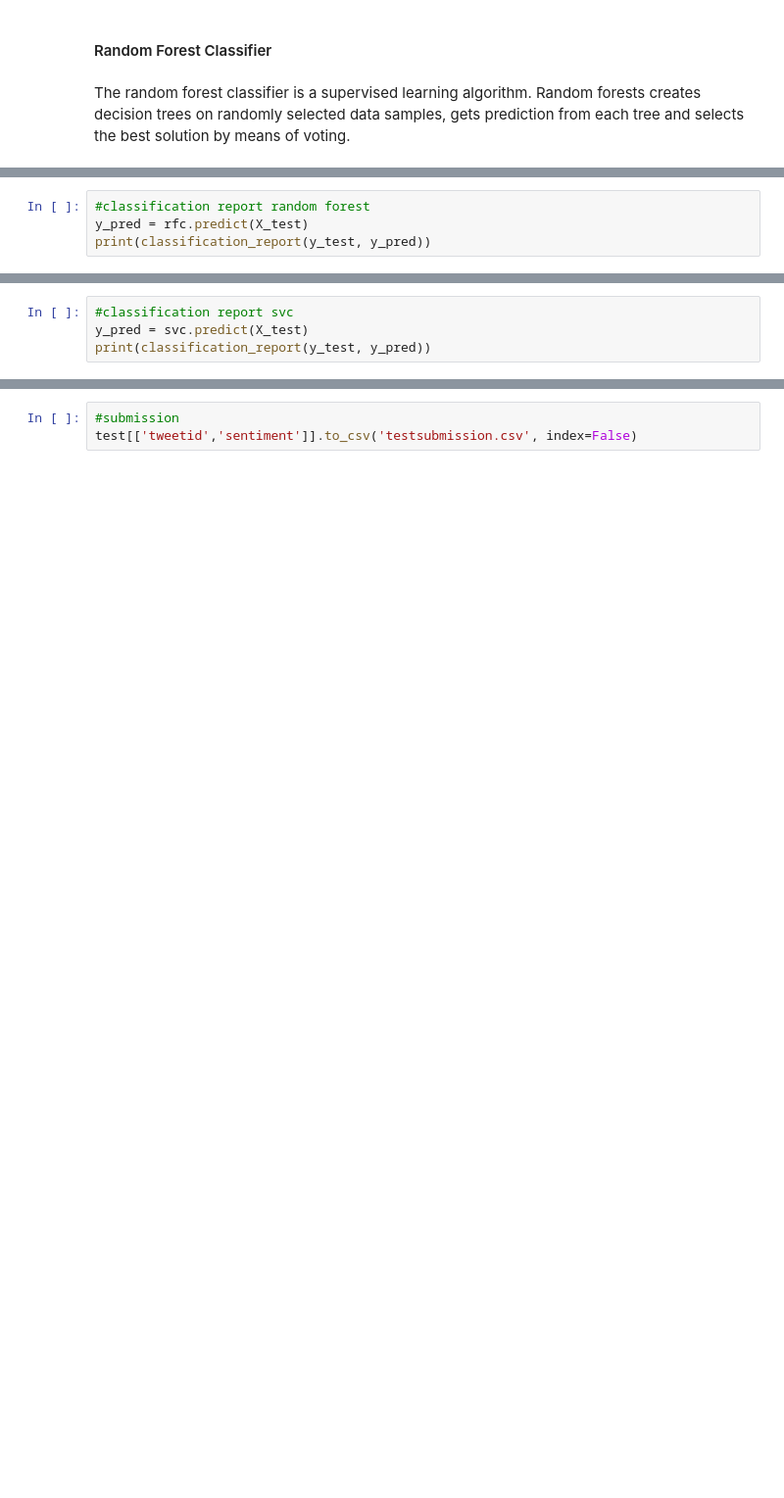
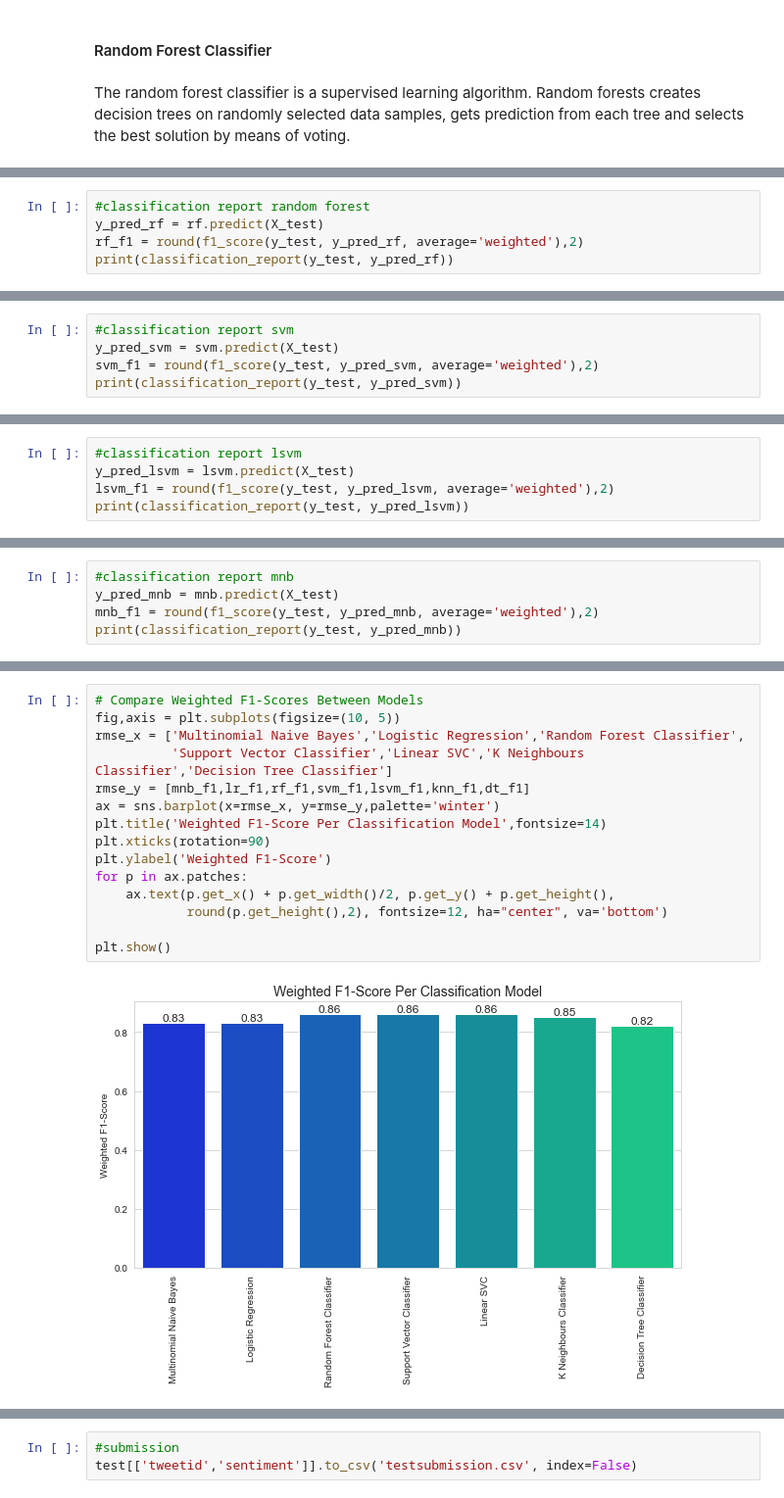
Before and after one commit to mainamwangi49/EXPLORE-TEAM-NM2-classification-predict-streamlit, a Jupyter notebook: AC_Predict.ipynb, the cells around one changed output, grey strips where cells are left out. Shown at 98% size. Cells and saved outputs as stored; diff of their text form; blank space fills up the shorter version.

```diff
--- a/AC_Predict.ipynb
+++ b/AC_Predict.ipynb
@@ -658,7 +767,8 @@ SVC(kernel='linear')
 # %%
 #classification report random forest
-y_pred = rfc.predict(X_test)
-print(classification_report(y_test, y_pred))
+y_pred_rf = rf.predict(X_test)
+rf_f1 = round(f1_score(y_test, y_pred_rf, average='weighted'),2)
+print(classification_report(y_test, y_pred_rf))
 # %% [output]
               precision    recall  f1-score   support
 
@@ -673,7 +783,8 @@ weighted avg       0.85      0.85      0.85      4745
 # %%
-#classification report svc
-y_pred = svc.predict(X_test)
-print(classification_report(y_test, y_pred))
+#classification report svm
+y_pred_svm = svm.predict(X_test)
+svm_f1 = round(f1_score(y_test, y_pred_svm, average='weighted'),2)
+print(classification_report(y_test, y_pred_svm))
 # %% [output]
               precision    recall  f1-score   support
 
@@ -692,0 +799,5 @@ rfc_pred_t = rfc.predict(test_vect)
+# %%
+#classification report lsvm
+y_pred_lsvm = lsvm.predict(X_test)
+lsvm_f1 = round(f1_score(y_test, y_pred_lsvm, average='weighted'),2)
+print(classification_report(y_test, y_pred_lsvm))
@@ -692,0 +815,5 @@ rfc_pred_t = rfc.predict(test_vect)
+# %%
+#classification report mnb
+y_pred_mnb = mnb.predict(X_test)
+mnb_f1 = round(f1_score(y_test, y_pred_mnb, average='weighted'),2)
+print(classification_report(y_test, y_pred_mnb))
@@ -692,0 +831,17 @@ rfc_pred_t = rfc.predict(test_vect)
+# %%
+# Compare Weighted F1-Scores Between Models
+fig,axis = plt.subplots(figsize=(10, 5))
+rmse_x = ['Multinomial Naive Bayes','Logistic Regression','Random Forest Classifier',
+          'Support Vector Classifier','Linear SVC','K Neighbours Classifier','Decision Tree Classifier']
+rmse_y = [mnb_f1,lr_f1,rf_f1,svm_f1,lsvm_f1,knn_f1,dt_f1]
+ax = sns.barplot(x=rmse_x, y=rmse_y,palette='winter')
+plt.title('Weighted F1-Score Per Classification Model',fontsize=14)
+plt.xticks(rotation=90)
+plt.ylabel('Weighted F1-Score')
+for p in ax.patches:
+    ax.text(p.get_x() + p.get_width()/2, p.get_y() + p.get_height(),
+            round(p.get_height(),2), fontsize=12, ha="center", va='bottom')
+
+plt.show()
+# %% [output]
+[figure, added]
```
Also changed, not shown: parts of 58 cells of this notebook.
